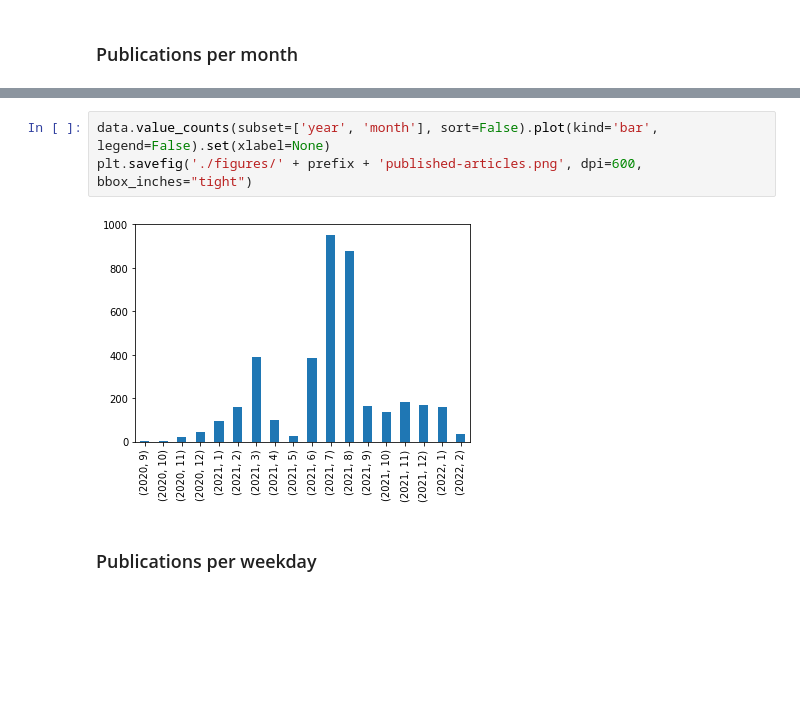
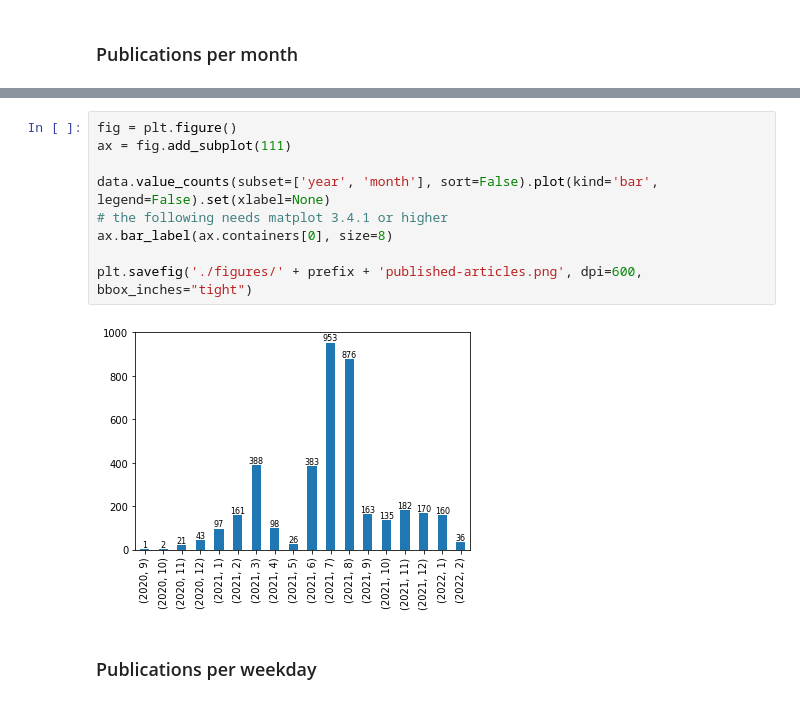
Before and after one commit to zuphilip/analyze-mega-journals, a Jupyter notebook: analyze.ipynb, the cells around one changed output, grey strips where cells are left out. Saved outputs shown, nothing was run; the diff lists cells and outputs as text; blank space fills up the shorter version.

Commit message:
Add bar labels to plots

```diff
--- a/analyze.ipynb
+++ b/analyze.ipynb
@@ -114,10 +114,16 @@ year  month
       2         36
 dtype: int64
 # %%
+fig = plt.figure()
+ax = fig.add_subplot(111)
+
 data.value_counts(subset=['year', 'month'], sort=False).plot(kind='bar', legend=False).set(xlabel=None)
+# the following needs matplot 3.4.1 or higher
+ax.bar_label(ax.containers[0], size=8)
+
 plt.savefig('./figures/' + prefix + 'published-articles.png', dpi=600, bbox_inches="tight")
 # %% [output]
-[figure, old version]
+[figure, new version]
 # %% [markdown]
 ### Publications per weekday
 # %%
```
Also changed, not shown: parts of 1 cell of this notebook, 15 other files.
